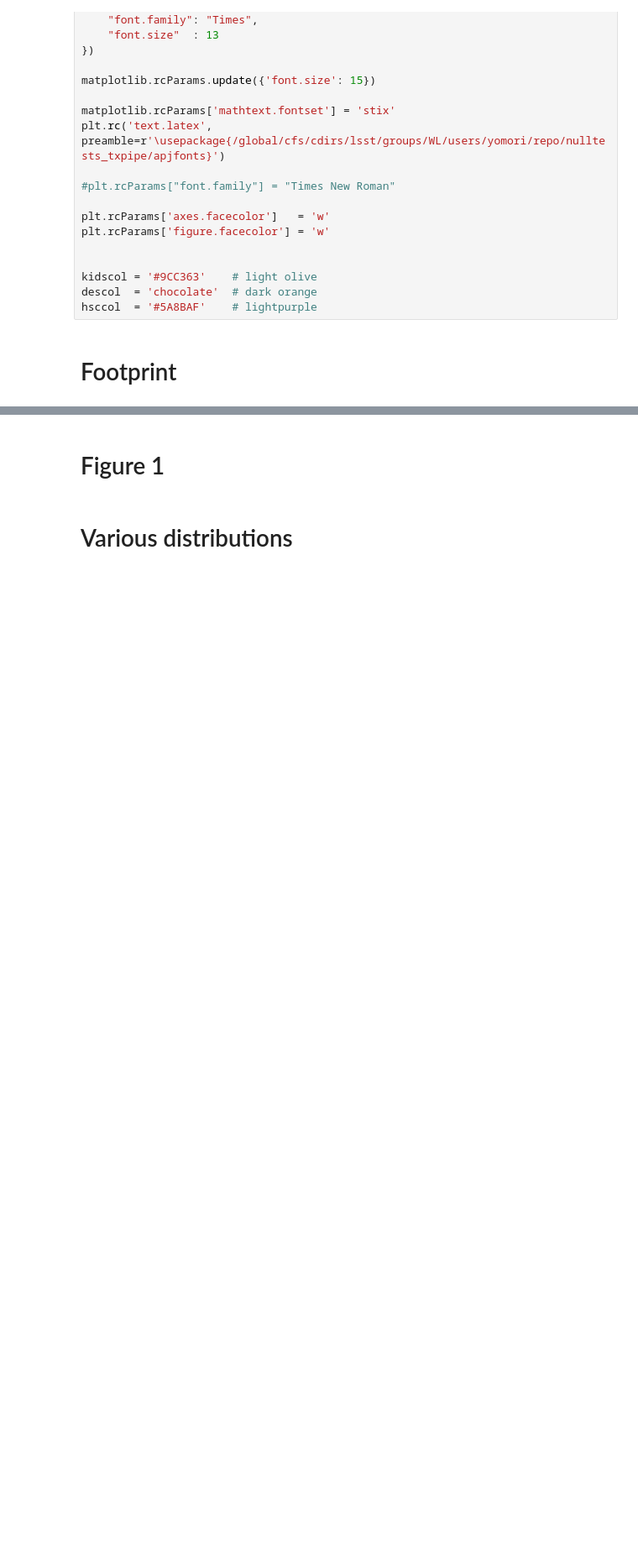
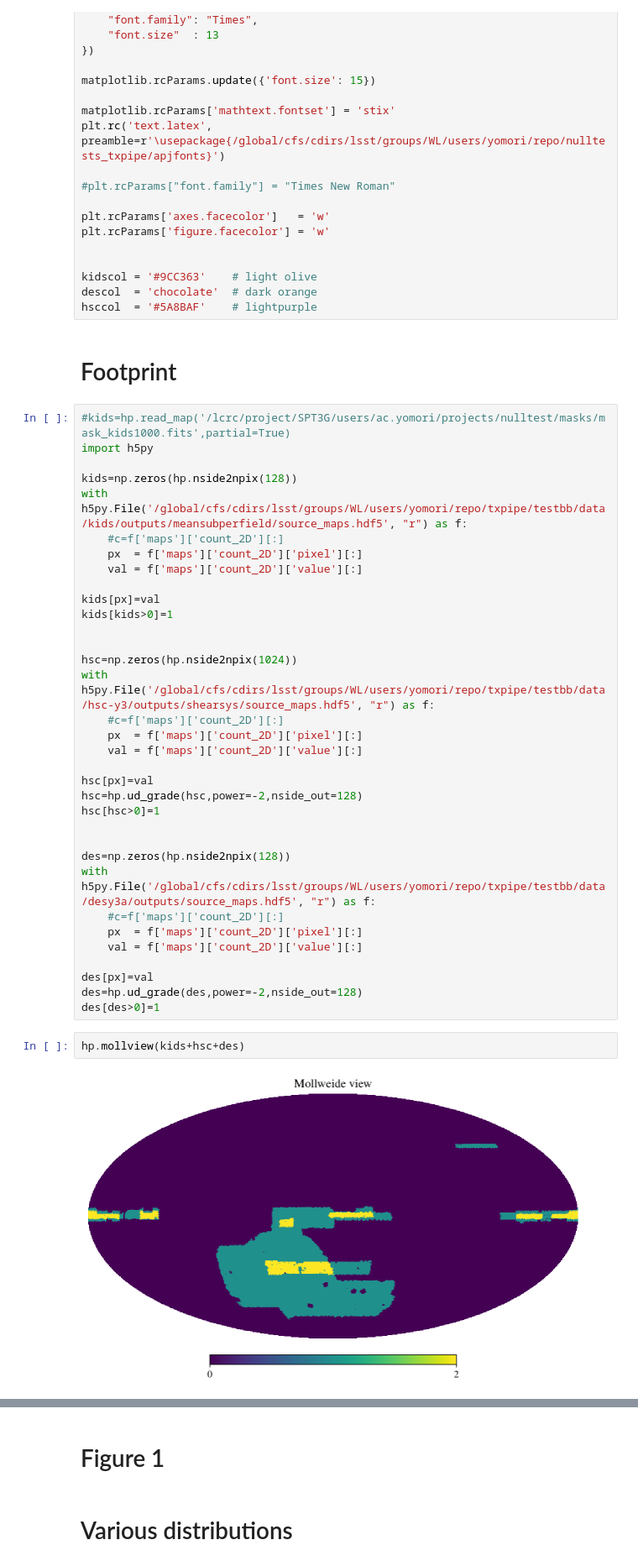
Before and after one commit to LSSTDESC/nulltests_txpipe, a Jupyter notebook: paper_plots.ipynb, the cells around one changed output, grey strips where cells are left out. Shown at 84% size. Cells and saved outputs as stored; diff of their text form; blank space fills up the shorter version.

```diff
--- a/paper_plots.ipynb
+++ b/paper_plots.ipynb
@@ -32,3 +32,41 @@ descol  = 'chocolate'  # dark orange
 hsccol  = '#5A8BAF'    # lightpurple
 # %% [markdown]
 # Footprint
+# %%
+#kids=hp.read_map('/lcrc/project/SPT3G/users/ac.yomori/projects/nulltest/masks/mask_kids1000.fits',partial=True)
+import h5py
+
+kids=np.zeros(hp.nside2npix(128))
+with h5py.File('/global/cfs/cdirs/lsst/groups/WL/users/yomori/repo/txpipe/testbb/data/kids/outputs/meansubperfield/source_maps.hdf5', "r") as f:
+    #c=f['maps']['count_2D'][:]
+    px  = f['maps']['count_2D']['pixel'][:]
+    val = f['maps']['count_2D']['value'][:]
+
+kids[px]=val
+kids[kids>0]=1
+
+
+hsc=np.zeros(hp.nside2npix(1024))
+with h5py.File('/global/cfs/cdirs/lsst/groups/WL/users/yomori/repo/txpipe/testbb/data/hsc-y3/outputs/shearsys/source_maps.hdf5', "r") as f:
+    #c=f['maps']['count_2D'][:]
+    px  = f['maps']['count_2D']['pixel'][:]
+    val = f['maps']['count_2D']['value'][:]
+
+hsc[px]=val
+hsc=hp.ud_grade(hsc,power=-2,nside_out=128)
+hsc[hsc>0]=1
+
+
+des=np.zeros(hp.nside2npix(128))
+with h5py.File('/global/cfs/cdirs/lsst/groups/WL/users/yomori/repo/txpipe/testbb/data/desy3a/outputs/source_maps.hdf5', "r") as f:
+    #c=f['maps']['count_2D'][:]
+    px  = f['maps']['count_2D']['pixel'][:]
+    val = f['maps']['count_2D']['value'][:]
+
+des[px]=val
+des=hp.ud_grade(des,power=-2,nside_out=128)
+des[des>0]=1
+# %%
+hp.mollview(kids+hsc+des)
+# %% [output]
+[figure, added]
```
Also changed, not shown: parts of 8 cells of this notebook.
